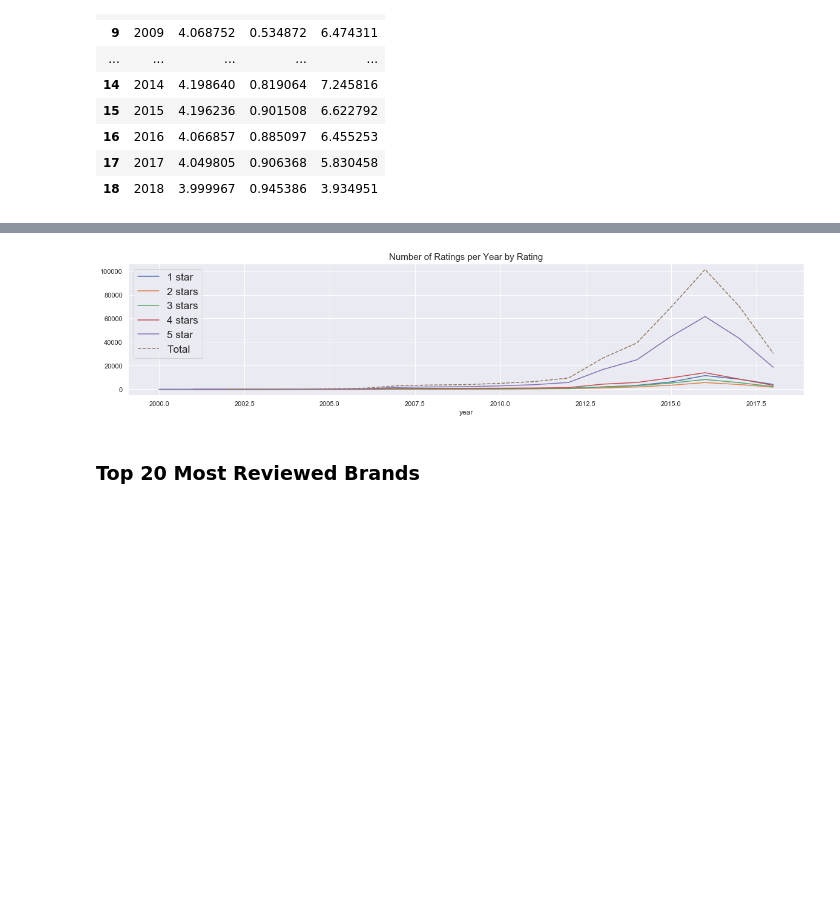
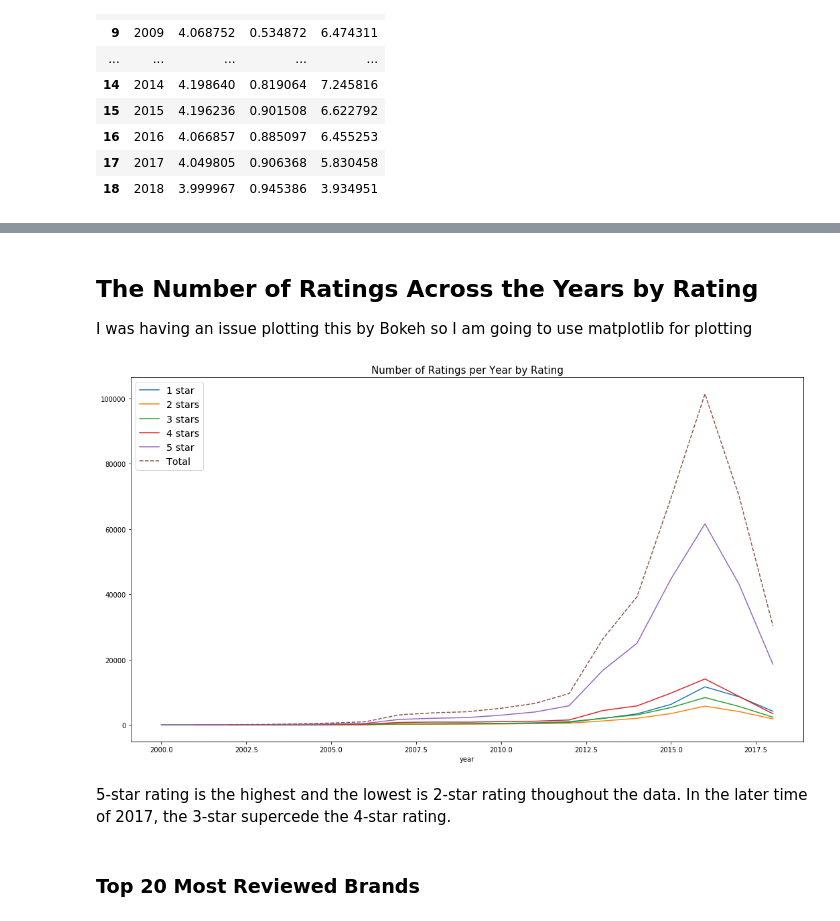
Before and after one commit to elizabeamedalla/Capstone-2-Recommendation-System, a Jupyter notebook: Data Analysis.ipynb, the cells around one changed output, grey strips where cells are left out. Saved outputs shown, nothing was run; the diff lists cells and outputs as text; code cells hidden in the pictures; blank space fills up the shorter version.

```diff
--- a/Data Analysis.ipynb
+++ b/Data Analysis.ipynb
@@ -7,10 +7,6 @@ import numpy as np
 import datetime as dt
 import matplotlib.pyplot as plt
 %matplotlib inline
-import matplotlib as mpl
-import seaborn as sns
-sns.set_style("darkgrid")
-sns.set(style="darkgrid", color_codes=True)
 
 # we will be using bokeh but a couple of them will be run using matplotlob.pyplot
 import matplotlib.pyplot as plt
@@ -30,6 +26,12 @@ import bokeh
 from bokeh.plotting import figure
 from bokeh.palettes import Viridis256
 
+from bokeh.models import NumeralTickFormatter
+from bokeh.models import ColumnDataSource
+from bokeh.models.tools import HoverTool
+from bokeh.palettes import Spectral6
+from bokeh.transform import factor_cmap
+
 output_notebook()
 
 # more imports in cells below
@@ -357,68 +238,49 @@ show(p)
 # %% [output]
 [interactive output not drawn]
 [interactive output not drawn]
+# %% [markdown]
+## The Number of Ratings Across the Years by Rating
+
+I was having an issue plotting this by Bokeh so I am going to use matplotlib for plotting
 # %%
-plt.figure(figsize=(20,4))
-
-# # Find last rating date
-# print('Last recorded rating was on {}'.format(df.reviewTime.tail(1).iloc[0]))
+plt.figure(figsize=(18,10))
 
 # Make sure all ratings have the same time frame
 time = ['2001', '2002', '2003',
         '2004', '2005', '2006', '2007', '2008', '2009', '2010', '2011', '2012',
        '2013', '2014', '2015', '2016', '2017', '2018']
-# time = df['year'].unique().tolist()
-# time = sorted(time)
-
 # Separate ratings
 one = df[df.rating == 1]
 two = df[df.rating == 2]
 three = df[df.rating == 3]
 four = df[df.rating == 4]
 five = df[df.rating == 5]
 
 
 one_by_year = one.groupby('year').count().rating
 two_by_year = two.groupby('year').count().rating
 three_by_year = three.groupby('year').count().rating
 four_by_year = four.groupby('year').count().rating
 five_by_year = five.groupby('year').count().rating
 
 
 # Plot number of ratings per year per rating
 one_by_year.plot()
 two_by_year.plot()
 three_by_year.plot()
 four_by_year.plot()
 five_by_year.plot()
 
 # Plot number of ratings per year
 plt.plot(df.groupby('year').count().rating[2:], linestyle='--')
 plt.title('Number of Ratings per Year by Rating', fontsize=15)
 
 plt.legend(['1 star', '2 stars', '3 stars', '4 stars', '5 star', 'Total'], loc='upper left', fontsize='x-large')
 plt.show()
-
-# ***** ASK ANA IF THIS IS NECESSARY *****
-
-
-# # Plot number of ratings per year per rating
-# plt.figure(figsize=(20,7))
-# plt.plot(time,
-#               # one.groupby('year').count().overall,
-#               two_by_year,
-#               three_by_year[1:],
-#               # four.groupby('year').count().overall,
-#               # five.groupby('year').count()[1:].overall
-#          )
-# plt.title('Number of Ratings per Year Stacked', fontsize=18)
-
-# plt.legend(['1 star', '2 stars', '3 stars', '4 stars', '5 star'], loc='upper left', fontsize='x-large')
-
-# # plt.tight_layout()
-# plt.show()
 # %% [output]
-[figure, old version]
+[figure, new version]
+# %% [markdown]
+5-star rating is the highest and the lowest is 2-star rating thoughout the data. In the later time of 2017, the 3-star supercede the 4-star rating.
 # %% [markdown]
 ### Top 20 Most Reviewed Brands
 # %%
```
Also changed, not shown: parts of 23 cells of this notebook.
